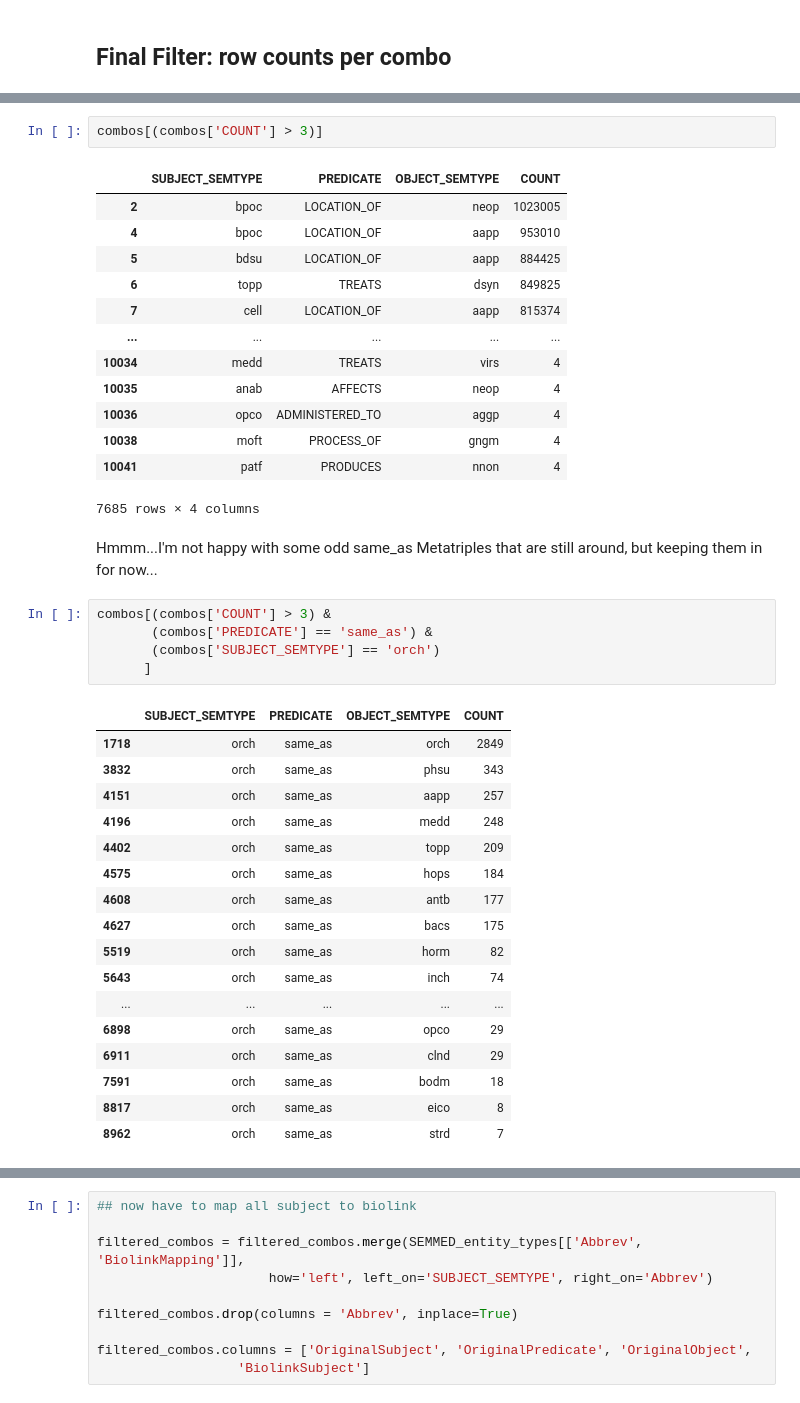
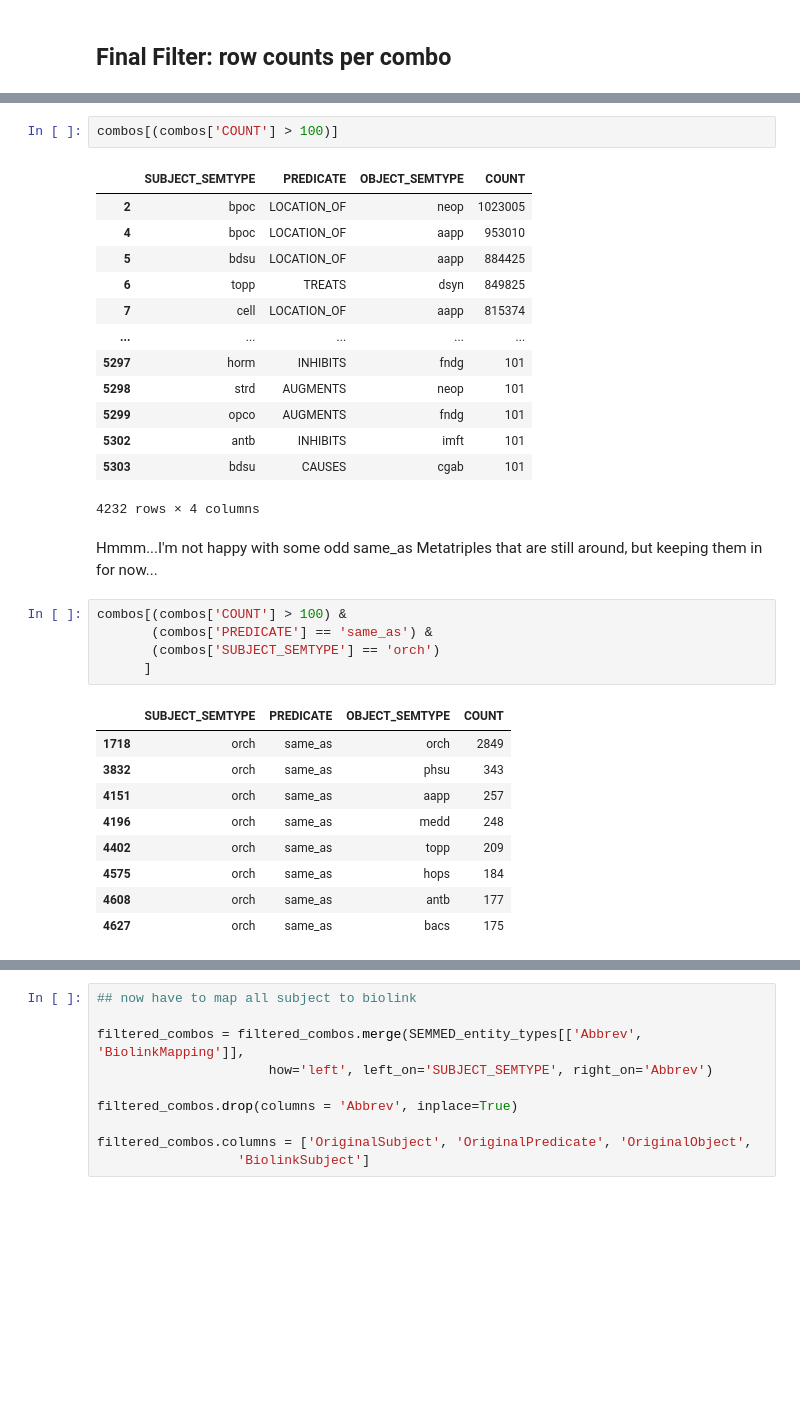
Before and after one commit to NCATS-Tangerine/translator-api-registry, a Jupyter notebook: semmeddb/AutoGen_SEMMEDDB.ipynb, the cells around one changed output, grey strips where cells are left out. Cells and saved outputs as stored; diff of their text form; blank space fills up the shorter version.

```diff
--- a/semmeddb/AutoGen_SEMMEDDB.ipynb
+++ b/semmeddb/AutoGen_SEMMEDDB.ipynb
@@ -1276,5 +1278,5 @@ Counts right now are still based on predication. For now, [we want > 3 publicati
 # %%
-combos[(combos['COUNT'] > 3)]
+combos[(combos['COUNT'] > 100)]
 # %% [output]
 |  | SUBJECT_SEMTYPE | PREDICATE | OBJECT_SEMTYPE | COUNT |
 | 2 | bpoc | LOCATION_OF | neop | 1023005 |
@@ -1283,35 +1285,27 @@ combos[(combos['COUNT'] > 3)]
 | 6 | topp | TREATS | dsyn | 849825 |
 | 7 | cell | LOCATION_OF | aapp | 815374 |
 | ... | ... | ... | ... | ... |
-| 10034 | medd | TREATS | virs | 4 |
-| 10035 | anab | AFFECTS | neop | 4 |
-| 10036 | opco | ADMINISTERED_TO | aggp | 4 |
-| 10038 | moft | PROCESS_OF | gngm | 4 |
-| 10041 | patf | PRODUCES | nnon | 4 |
+| 5297 | horm | INHIBITS | fndg | 101 |
+| 5298 | strd | AUGMENTS | neop | 101 |
+| 5299 | opco | AUGMENTS | fndg | 101 |
+| 5302 | antb | INHIBITS | imft | 101 |
+| 5303 | bdsu | CAUSES | cgab | 101 |
-7685 rows × 4 columns
+4232 rows × 4 columns
 # %% [markdown]
 Hmmm...I'm not happy with some odd same_as Metatriples that are still around, but keeping them in for now...
 # %%
-combos[(combos['COUNT'] > 3) &
+combos[(combos['COUNT'] > 100) &
        (combos['PREDICATE'] == 'same_as') &
        (combos['SUBJECT_SEMTYPE'] == 'orch')
       ]
 # %% [output]
 |  | SUBJECT_SEMTYPE | PREDICATE | OBJECT_SEMTYPE | COUNT |
 | 1718 | orch | same_as | orch | 2849 |
 | 3832 | orch | same_as | phsu | 343 |
 | 4151 | orch | same_as | aapp | 257 |
 | 4196 | orch | same_as | medd | 248 |
 | 4402 | orch | same_as | topp | 209 |
 | 4575 | orch | same_as | hops | 184 |
 | 4608 | orch | same_as | antb | 177 |
 | 4627 | orch | same_as | bacs | 175 |
-| 5519 | orch | same_as | horm | 82 |
-| 5643 | orch | same_as | inch | 74 |
-| ... | ... | ... | ... | ... |
-| 6898 | orch | same_as | opco | 29 |
-| 6911 | orch | same_as | clnd | 29 |
-| 7591 | orch | same_as | bodm | 18 |
-| 8817 | orch | same_as | eico | 8 |
-| 8962 | orch | same_as | strd | 7 |
 # %%
```
Also changed, not shown: parts of 11 cells of this notebook, 3 other files.
